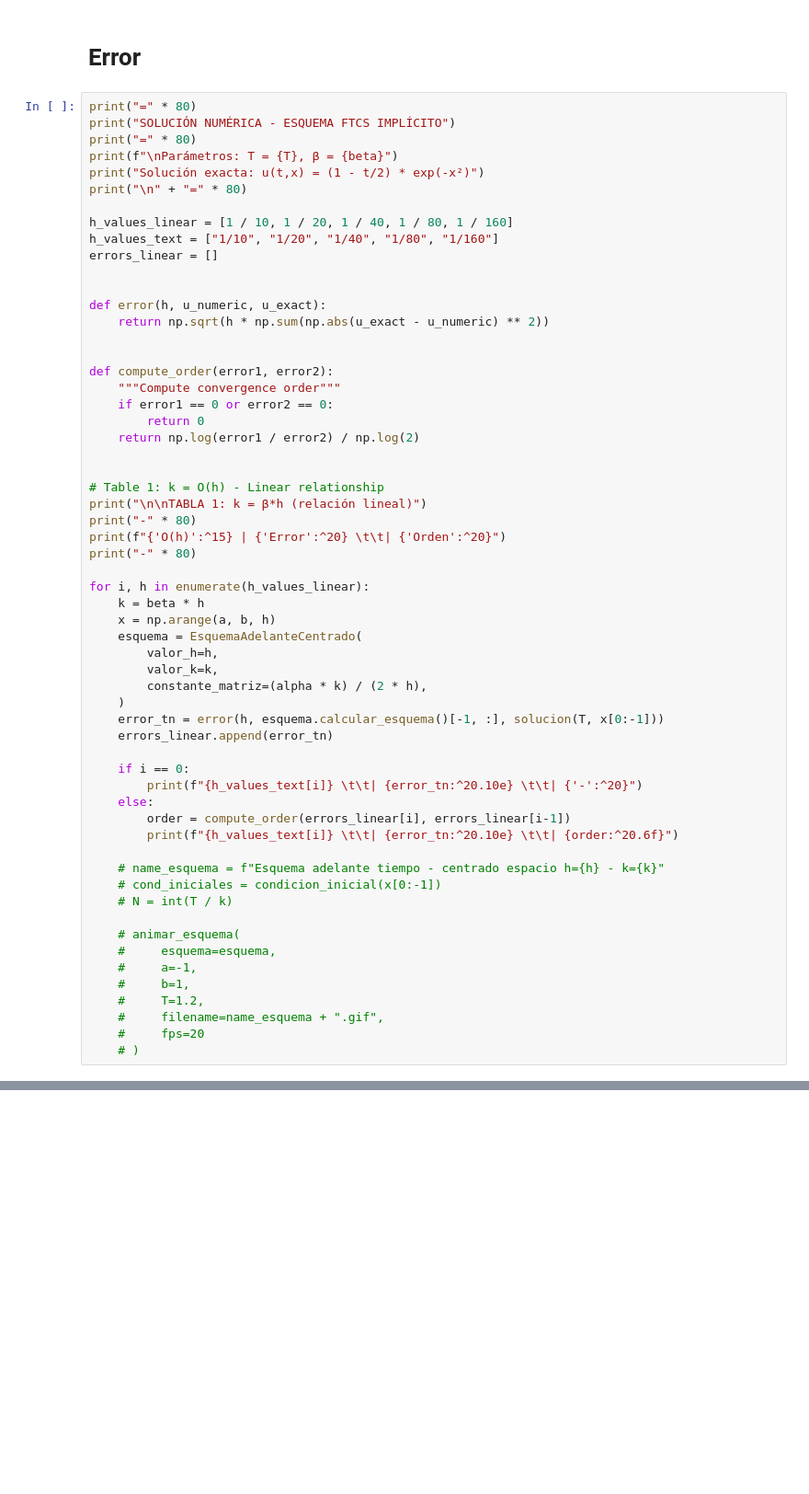
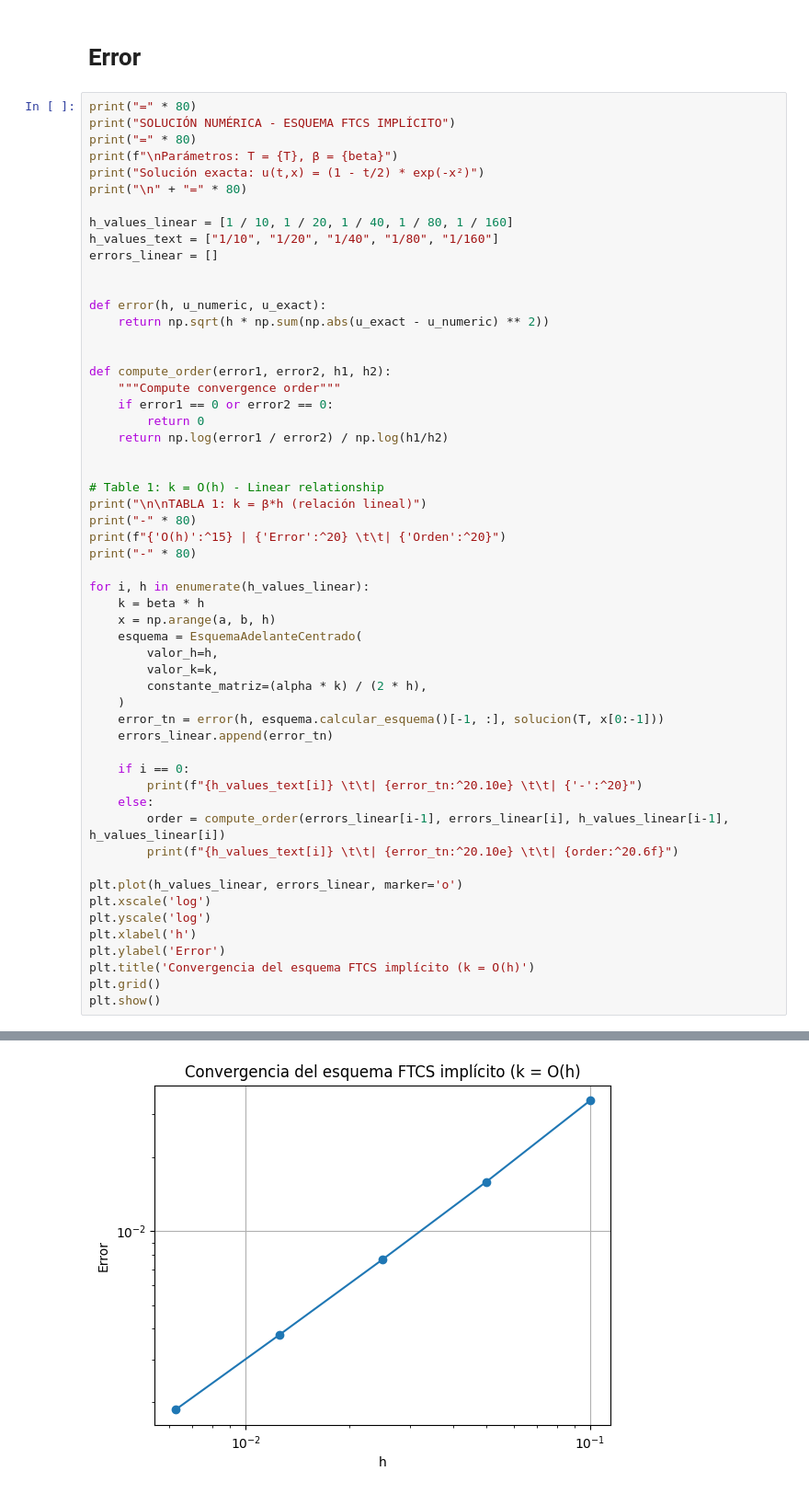
Before and after one commit to SamHuRo/solucion-numerica-de-EDP, a Jupyter notebook: Examenes/Parcial_01/Primer_Parcial-SamuelHuertas.ipynb, the cells around one changed output, grey strips where cells are left out. Shown: that part at 92% size. Saved outputs shown, nothing was run; the diff lists cells and outputs as text; blank space fills up the shorter version.

```diff
--- a/Examenes/Parcial_01/Primer_Parcial-SamuelHuertas.ipynb
+++ b/Examenes/Parcial_01/Primer_Parcial-SamuelHuertas.ipynb
@@ -331,11 +322,11 @@ def error(h, u_numeric, u_exact):
     return np.sqrt(h * np.sum(np.abs(u_exact - u_numeric) ** 2))
 
 
-def compute_order(error1, error2):
+def compute_order(error1, error2, h1, h2):
     """Compute convergence order"""
     if error1 == 0 or error2 == 0:
         return 0
-    return np.log(error1 / error2) / np.log(2)
+    return np.log(error1 / error2) / np.log(h1/h2)
 
 
 # Table 1: k = O(h) - Linear relationship
@@ -358,21 +349,17 @@ for i, h in enumerate(h_values_linear):
     if i == 0:
         print(f"{h_values_text[i]} \t\t| {error_tn:^20.10e} \t\t| {'-':^20}")
     else:
-        order = compute_order(errors_linear[i], errors_linear[i-1])
+        order = compute_order(errors_linear[i-1], errors_linear[i], h_values_linear[i-1], h_values_linear[i])
         print(f"{h_values_text[i]} \t\t| {error_tn:^20.10e} \t\t| {order:^20.6f}")
 
-    # name_esquema = f"Esquema adelante tiempo - centrado espacio h={h} - k={k}"
-    # cond_iniciales = condicion_inicial(x[0:-1])
-    # N = int(T / k)
-
-    # animar_esquema(
-    #     esquema=esquema,
-    #     a=-1,
-    #     b=1,
-    #     T=1.2,
-    #     filename=name_esquema + ".gif",
-    #     fps=20
-    # )
+plt.plot(h_values_linear, errors_linear, marker='o')
+plt.xscale('log')
+plt.yscale('log')
+plt.xlabel('h')
+plt.ylabel('Error')
+plt.title('Convergencia del esquema FTCS implícito (k = O(h)')
+plt.grid()
+plt.show()
 # %% [output]
 ================================================================================
 SOLUCIÓN NUMÉRICA - ESQUEMA FTCS IMPLÍCITO
@@ -396,3 +383,4 @@ TABLA 1: k = β*h (relación lineal)
+[figure, added]
 # %%
 # Table 2: k = O(h^2) - Quadratic relationship
 print("\n\nTABLA 2: k = β*h² (relación cuadrática)")
```
Also changed, not shown: parts of 6 cells of this notebook, 5 other files.
